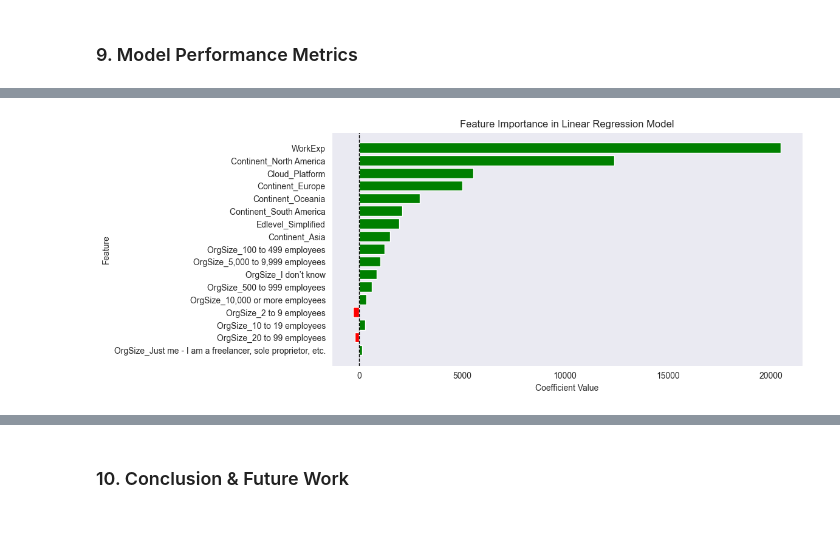
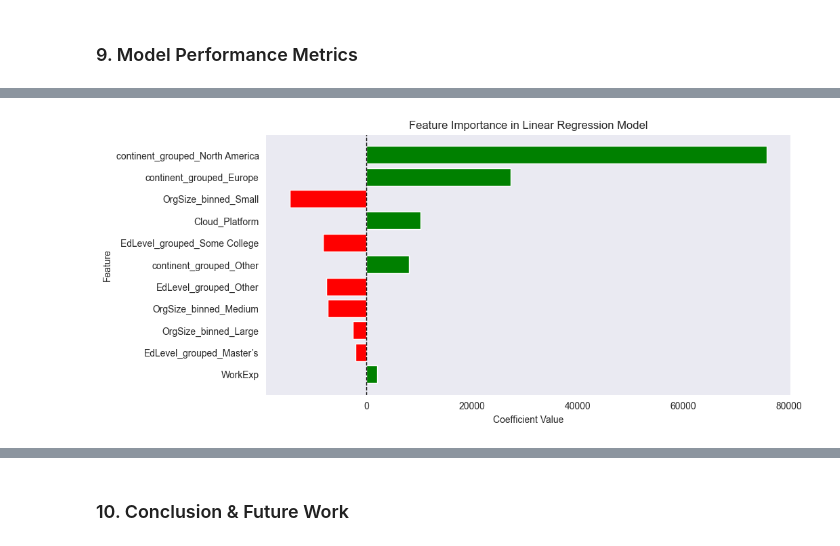
Before and after one commit to CaroBarros/udacity_project_data_science_blog, a Jupyter notebook: notebook/data_science_exercise.ipynb, the cells around one changed output, grey strips where cells are left out. Cells and saved outputs as stored; diff of their text form; code cells hidden in the pictures.

```diff
--- a/notebook/data_science_exercise.ipynb
+++ b/notebook/data_science_exercise.ipynb
@@ -937,0 +911,12 @@ df_rf.head()
+# %%
+# Copy original dataframe for Random Forest
+df_rf = df_cleaned.copy()
+
+org_size_mapping = {'Small': 0, 'Medium': 1, 'Large': 2, 'Extra Large': 3}
+ed_level_mapping = {'Bachelor’s':2 , 'Master’s': 3, 'Some College': 1, 'Other': 0}
+
+df_rf['OrgSize_binned_encoded'] = df_rf['OrgSize_binned'].map(org_size_mapping)
+df_rf['EdLevel_grouped_encoded'] = df_rf['EdLevel_grouped'].map(ed_level_mapping)
+df_rf = pd.get_dummies(df_rf, columns=['continent_grouped'], drop_first=True)
+
+df_rf.head()
@@ -938,5 +930,5 @@ df_rf.head()
 # %%
 # Define features and target
-X_rf = df_rf.drop(columns=['ConvertedCompYearly','ResponseId'])
+X_rf = df_rf.drop(columns=['ConvertedCompYearly','ResponseId','OrgSize_binned','EdLevel_grouped'])
 # %% [markdown]
 ### 7. Splitting Data into Training & Testing Sets
@@ -1026,9 +1013,0 @@ plot_model_performance(results_list)
-# %%
-# Get the lin reg model coefficients
-coefficients = lin_reg.coef_  # The slope (or weight) for each feature
-intercept = lin_reg.intercept_  # The y-intercept
-
-# Print coefficients with corresponding feature names
-for feature, coef in zip(X.columns, coefficients):
-    print(f"Feature: {feature}, Coefficient: {coef}")
-print(f'Intercept: {intercept}')
@@ -1078,7 +1051,7 @@ def plot_lr_feature_importance(model, feature_names):
     plt.gca().invert_yaxis()
     plt.show()
 # %%
-feature_names = X_train.columns
+feature_names = X_train_linear.columns
 plot_lr_feature_importance(lin_reg, feature_names)
 # %% [output]
-[figure, old version]
+[figure, new version]
```
Also changed, not shown: parts of 27 cells of this notebook.
